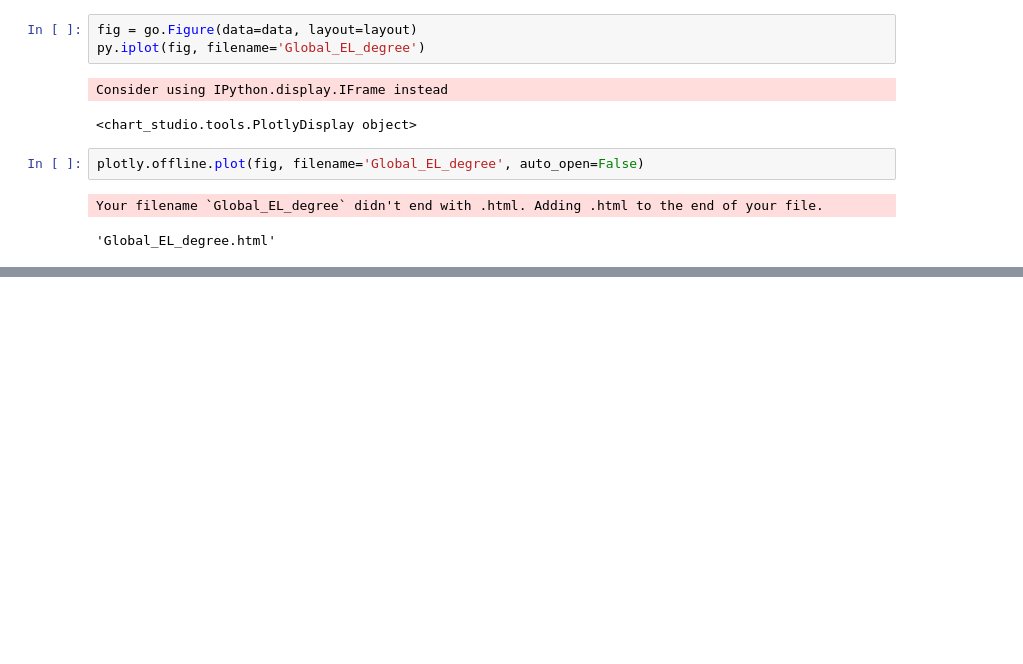
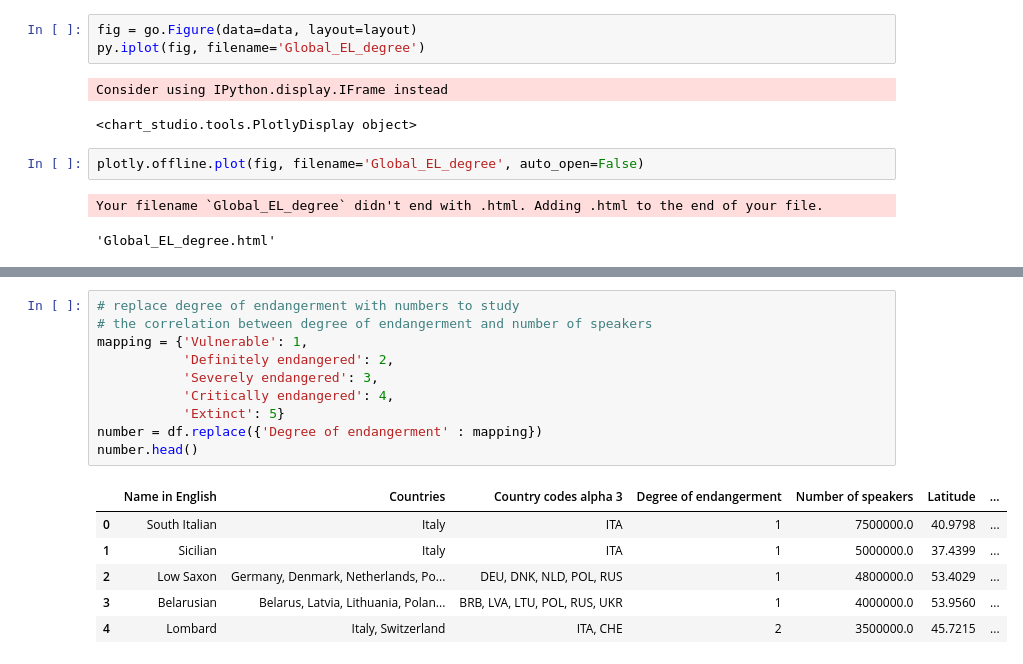
Before and after one commit to wendyrliang/EndangeredLanguages, a Jupyter notebook: Endangered_map.ipynb, the cells around one changed output, grey strips where cells are left out. Drawn from its saved outputs; the diff is of its cells as text; blank space fills up the shorter version.

```diff
--- a/Endangered_map.ipynb
+++ b/Endangered_map.ipynb
@@ -327,0 +365,17 @@ Your filename `Global_EL_degree` didn't end with .html. Adding .html to the end
+# %%
+# replace degree of endangerment with numbers to study
+# the correlation between degree of endangerment and number of speakers
+mapping = {'Vulnerable': 1,
+           'Definitely endangered': 2,
+           'Severely endangered': 3,
+           'Critically endangered': 4,
+           'Extinct': 5}
+number = df.replace({'Degree of endangerment' : mapping})
+number.head()
+# %% [output]
+|  | Name in English | Countries | Country codes alpha 3 | Degree of endangerment | Number of speakers | Latitude | ... |
+| 0 | South Italian | Italy | ITA | 1 | 7500000.0 | 40.9798 | ... |
+| 1 | Sicilian | Italy | ITA | 1 | 5000000.0 | 37.4399 | ... |
+| 2 | Low Saxon | Germany, Denmark, Netherlands, Po... | DEU, DNK, NLD, POL, RUS | 1 | 4800000.0 | 53.4029 | ... |
+| 3 | Belarusian | Belarus, Latvia, Lithuania, Polan... | BRB, LVA, LTU, POL, RUS, UKR | 1 | 4000000.0 | 53.9560 | ... |
+| 4 | Lombard | Italy, Switzerland | ITA, CHE | 2 | 3500000.0 | 45.7215 | ... |
```
Also changed, not shown: parts of 15 cells of this notebook, 4 other files.
